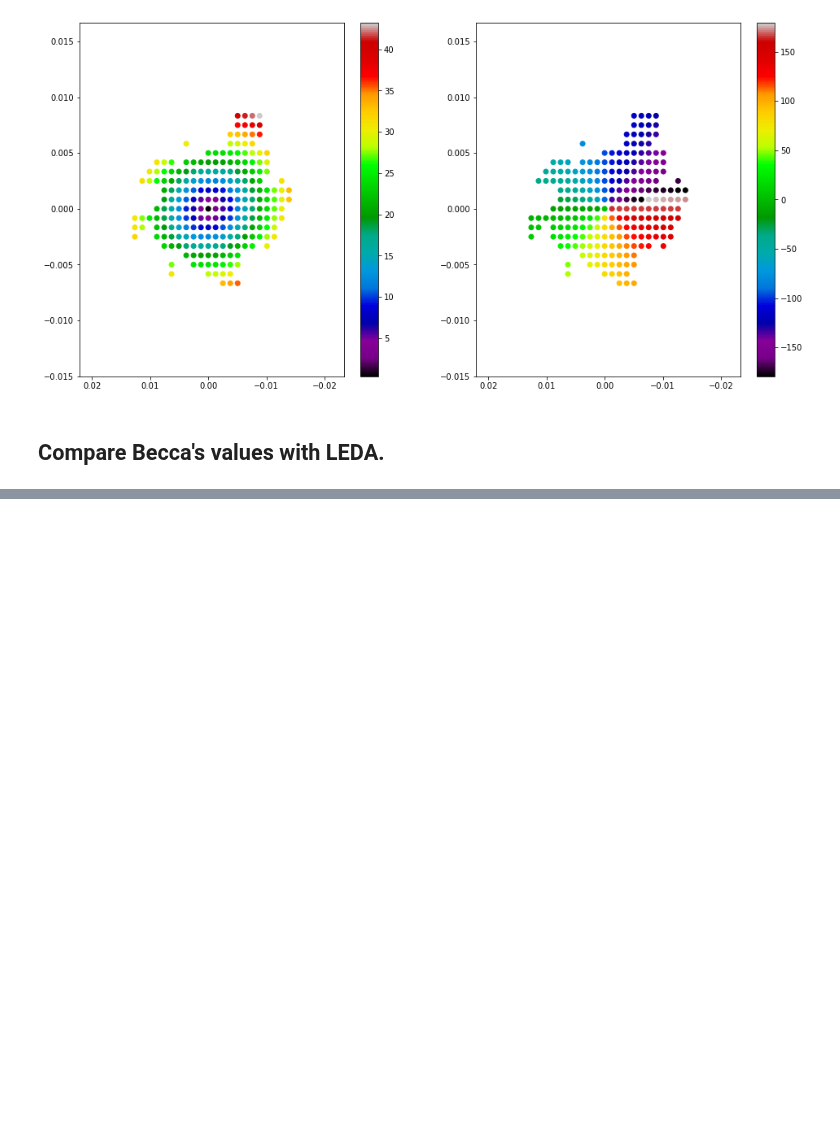
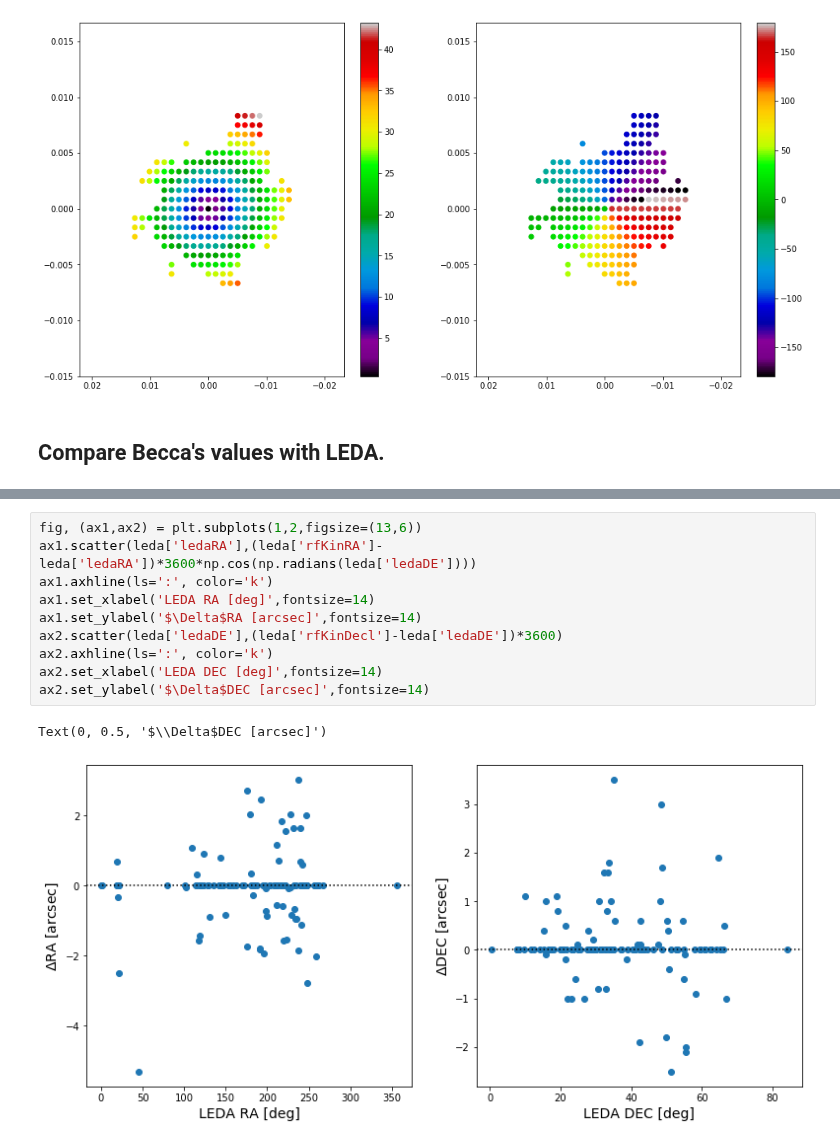
Before and after one commit to tonywong94/edge_pydb, a Jupyter notebook: demo_notebk/Azplot.ipynb, the cells around one changed output, grey strips where cells are left out. Saved outputs shown, nothing was run; the diff lists cells and outputs as text; blank space fills up the shorter version.

```diff
--- a/demo_notebk/Azplot.ipynb
+++ b/demo_notebk/Azplot.ipynb
@@ -170,3 +172,16 @@ EdgeTable masked=True length=126
+# %%
+fig, (ax1,ax2) = plt.subplots(1,2,figsize=(13,6))
+ax1.scatter(leda['ledaRA'],(leda['rfKinRA']-leda['ledaRA'])*3600*np.cos(np.radians(leda['ledaDE'])))
+ax1.axhline(ls=':', color='k')
+ax1.set_xlabel('LEDA RA [deg]',fontsize=14)
+ax1.set_ylabel('$\Delta$RA [arcsec]',fontsize=14)
+ax2.scatter(leda['ledaDE'],(leda['rfKinDecl']-leda['ledaDE'])*3600)
+ax2.axhline(ls=':', color='k')
+ax2.set_xlabel('LEDA DEC [deg]',fontsize=14)
+ax2.set_ylabel('$\Delta$DEC [arcsec]',fontsize=14)
+# %% [output]
+Text(0, 0.5, '$\\Delta$DEC [arcsec]')
+[figure, added]
 # %%
 fig, ax = plt.subplots(figsize=(6,6))
 ax.scatter(np.cos(np.radians(leda['ledaIncl'])),np.cos(np.radians(leda['rfInc'])))
```
Also changed, not shown: parts of 11 cells of this notebook, 7 other files.
